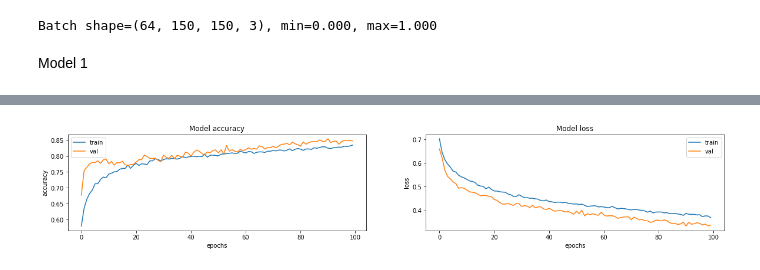
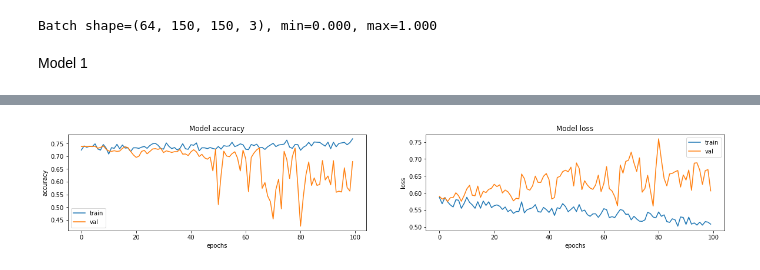
Before and after one commit to putrijuli/PembelajaranMesinA, a Jupyter notebook: Kegiatan2.ipynb, the cells around one changed output, grey strips where cells are left out. Cells and saved outputs as stored; diff of their text form; code cells hidden in the pictures.

```diff
--- a/Kegiatan2.ipynb
+++ b/Kegiatan2.ipynb
@@ -204,9 +185,9 @@ Non-trainable params: 352
 _________________________________________________________________
 # %%
 # compile model
-model.compile(optimizer='Adagrad', loss='binary_crossentropy', metrics=['accuracy'])
+model.compile(optimizer='Adamax', loss='binary_crossentropy', metrics=['accuracy'])
 # %%
 # training & saving history of every epoch
-H = model.fit(train_iterator, epochs=100, validation_data=val_iterator, verbose=1)
+H = model.fit(train_iterator, epochs=100, steps_per_epoch=30, validation_data=val_iterator,verbose=1)
 # %% [output]
 Epoch 1/100
@@ -267,23 +243,24 @@ for i, met in enumerate(['accuracy', 'loss']):
 # build a simple model
 model2 = Sequential()
 model2.add(InputLayer(input_shape=[150, 150, 3]))
-model2.add(Conv2D(filters=16, kernel_size=3, strides=1, padding='same', activation='relu'))
-model2.add(Conv2D(filters=16, kernel_size=3, strides=1, padding='same', activation='relu'))
+model2.add(Conv2D(filters=32, kernel_size=3, strides=1, padding='same', activation='relu'))
 model2.add(SpatialDropout2D(rate=0.5))
 model2.add(BatchNormalization())
+model2.add(AveragePooling2D())
 
-model2.add(Conv2D(filters=32, kernel_size=3, strides=1, padding='same', activation='relu'))
-model2.add(Conv2D(filters=32, kernel_size=3, strides=1, padding='same', activation='relu'))
+model2.add(Conv2D(filters=64, kernel_size=3, strides=1, padding='same', activation='relu'))
+model2.add(SpatialDropout2D(rate=0.5))
+model2.add(BatchNormalization())
+model2.add(AveragePooling2D())
+
+model2.add(Conv2D(filters=128, kernel_size=3, strides=1, padding='same', activation='relu'))
 model2.add(SpatialDropout2D(rate=0.5))
 model2.add(BatchNormalization())
 model2.add(GlobalAvgPool2D())
 model2.add(Flatten())
 
 # fully connected
-model2.add(Dense(64, activation='relu'))
-model2.add(Dense(128, activation='relu'))
-model2.add(Dense(256, activation='relu'))
-model2.add(BatchNormalization())
+model2.add(Dense(512, activation='relu'))
 model2.add(Dense(1, activation='sigmoid'))
 
 model2.summary()
@@ -309,6 +286,6 @@ _________________________________________________________________
 model2.compile(optimizer='Adamax', loss='binary_crossentropy', metrics=['accuracy'])
 # %%
 # training & saving history of every epoch
-H2 = model2.fit(train_iterator, steps_per_epoch= 35, epochs=100, validation_data=val_iterator, verbose=1)
+H2 = model2.fit(train_iterator, epochs=100, steps_per_epoch=30, validation_data=val_iterator, verbose=1)
 # %% [output]
 Epoch 1/100
@@ -355,13 +310,13 @@ _________________________________________________________________
 # %%
 fig, ax = plt.subplots(1, 2, figsize=(20, 3))
 ax = ax.ravel()
 
 for i, met in enumerate(['accuracy', 'loss']):
-    ax[i].plot(H.history[met])
-    ax[i].plot(H.history['val_' + met])
+    ax[i].plot(H2.history[met])
+    ax[i].plot(H2.history['val_' + met])
     ax[i].set_title('Model {}'.format(met))
     ax[i].set_xlabel('epochs')
     ax[i].set_ylabel(met)
     ax[i].legend(['train', 'val'])
 # %% [output]
-[figure, old version]
+[figure, new version]
```
Also changed, not shown: parts of 16 cells of this notebook.
